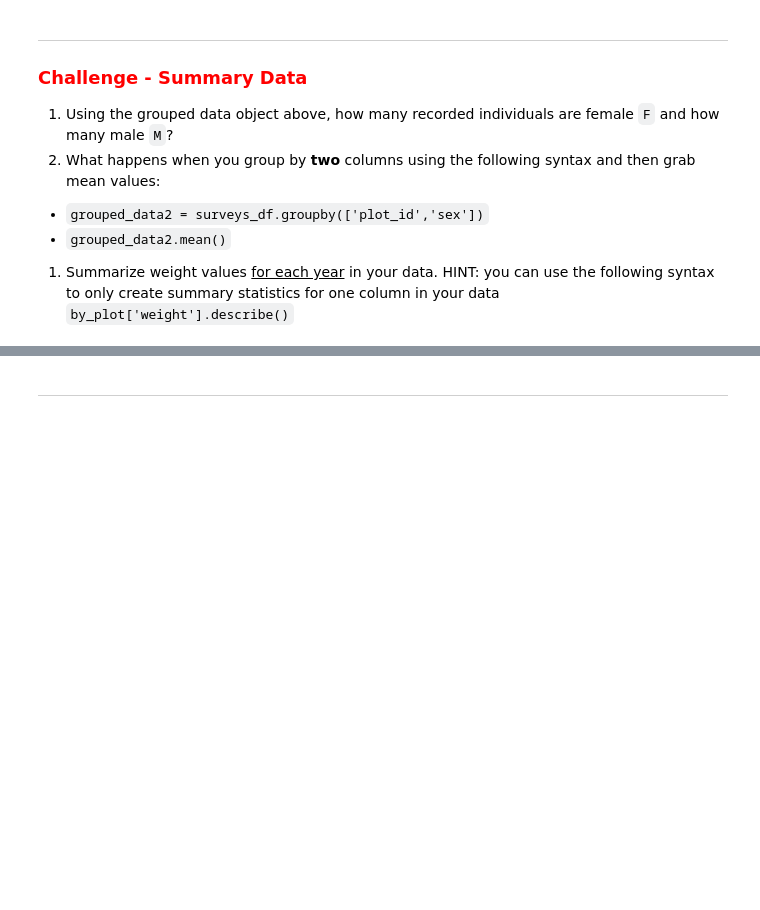
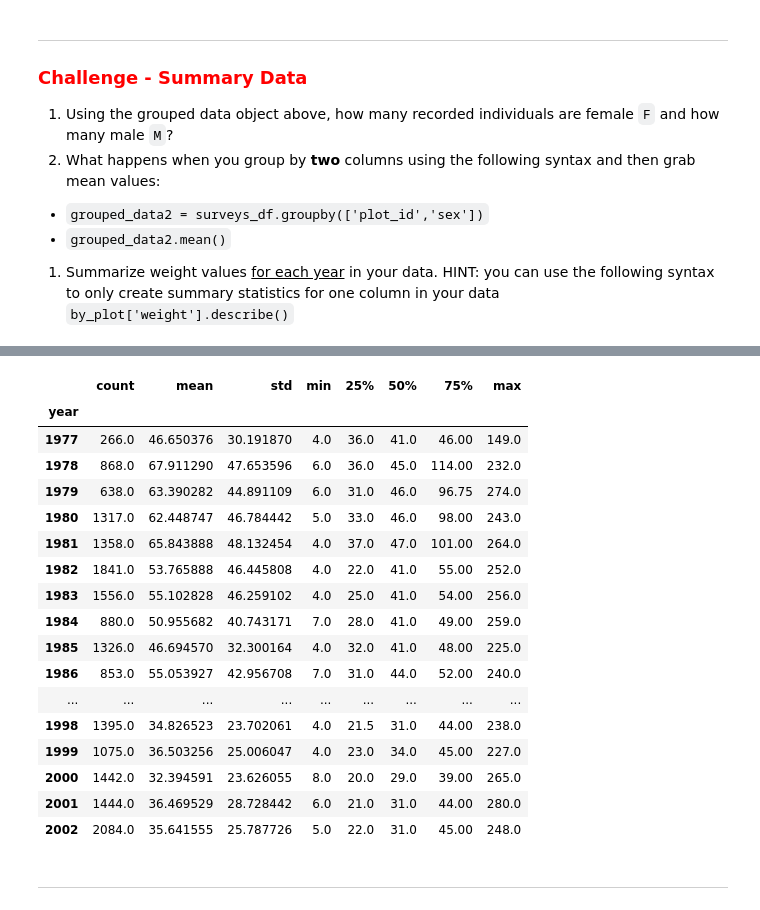
Before and after one commit to kdelyser/DataRodeo, a Jupyter notebook: Pandas/1-Getting-to-know-Pandas.ipynb, the cells around one changed output, grey strips where cells are left out. Saved outputs shown, nothing was run; the diff lists cells and outputs as text; code cells hidden in the pictures; blank space fills up the shorter version.

```diff
--- a/Pandas/1-Getting-to-know-Pandas.ipynb
+++ b/Pandas/1-Getting-to-know-Pandas.ipynb
@@ -179,7 +325,26 @@ grouped_data2.mean()
 # %%
 # Challenge 3 - Group List the summary stats of the weight column
-by_plot = surveys_df.groupby('???????')
-by_plot['??????'].describe()
+by_year = surveys_df.groupby(['year'])
+by_year['weight'].describe()
+# %% [output]
+|  | count | mean | std | min | 25% | 50% | 75% | max |
+| year |  |  |  |  |  |  |  |  |
+| 1977 | 266.0 | 46.650376 | 30.191870 | 4.0 | 36.0 | 41.0 | 46.00 | 149.0 |
+| 1978 | 868.0 | 67.911290 | 47.653596 | 6.0 | 36.0 | 45.0 | 114.00 | 232.0 |
+| 1979 | 638.0 | 63.390282 | 44.891109 | 6.0 | 31.0 | 46.0 | 96.75 | 274.0 |
+| 1980 | 1317.0 | 62.448747 | 46.784442 | 5.0 | 33.0 | 46.0 | 98.00 | 243.0 |
+| 1981 | 1358.0 | 65.843888 | 48.132454 | 4.0 | 37.0 | 47.0 | 101.00 | 264.0 |
+| 1982 | 1841.0 | 53.765888 | 46.445808 | 4.0 | 22.0 | 41.0 | 55.00 | 252.0 |
+| 1983 | 1556.0 | 55.102828 | 46.259102 | 4.0 | 25.0 | 41.0 | 54.00 | 256.0 |
+| 1984 | 880.0 | 50.955682 | 40.743171 | 7.0 | 28.0 | 41.0 | 49.00 | 259.0 |
+| 1985 | 1326.0 | 46.694570 | 32.300164 | 4.0 | 32.0 | 41.0 | 48.00 | 225.0 |
+| 1986 | 853.0 | 55.053927 | 42.956708 | 7.0 | 31.0 | 44.0 | 52.00 | 240.0 |
+| ... | ... | ... | ... | ... | ... | ... | ... | ... |
+| 1998 | 1395.0 | 34.826523 | 23.702061 | 4.0 | 21.5 | 31.0 | 44.00 | 238.0 |
+| 1999 | 1075.0 | 36.503256 | 25.006047 | 4.0 | 23.0 | 34.0 | 45.00 | 227.0 |
+| 2000 | 1442.0 | 32.394591 | 23.626055 | 8.0 | 20.0 | 29.0 | 39.00 | 265.0 |
+| 2001 | 1444.0 | 36.469529 | 28.728442 | 6.0 | 21.0 | 31.0 | 44.00 | 280.0 |
+| 2002 | 2084.0 | 35.641555 | 25.787726 | 5.0 | 22.0 | 31.0 | 45.00 | 248.0 |
 # %% [markdown]
 ---
 # %% [markdown]
```
Also changed, not shown: parts of 34 cells of this notebook, 1 other file.
